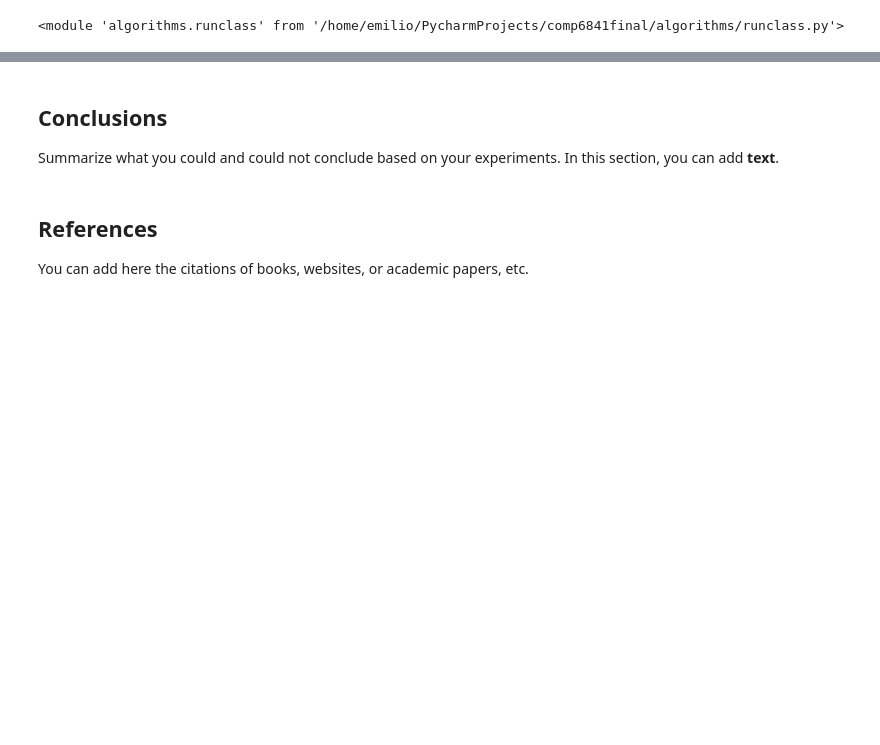
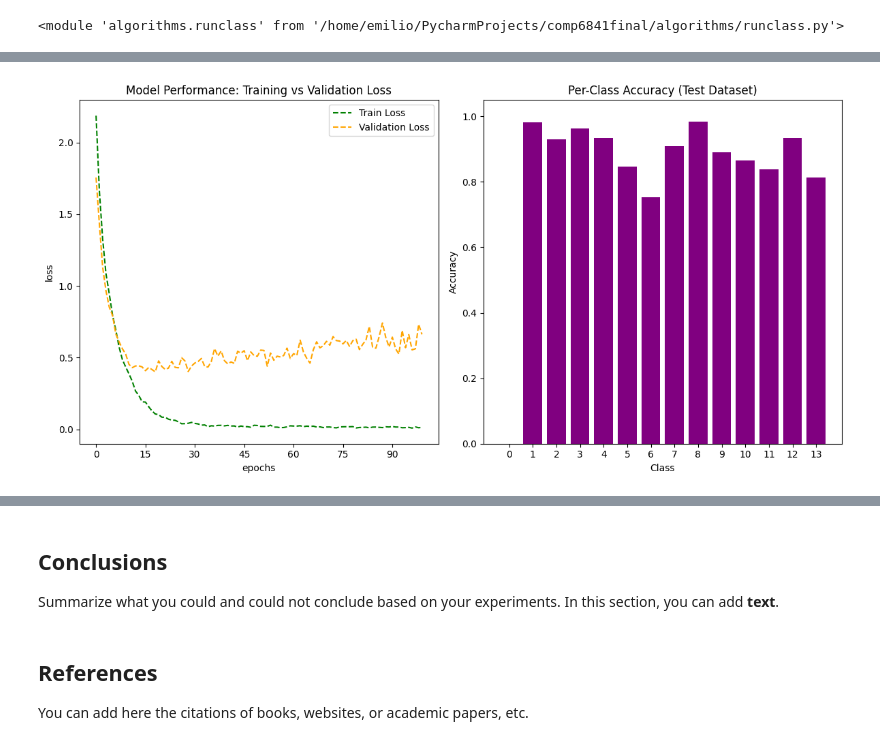
Before and after one commit to devantmarie/comp6841final, a Jupyter notebook: Project_emilio_vello.ipynb, the cells around one changed output, grey strips where cells are left out. Saved outputs shown, nothing was run; the diff lists cells and outputs as text; code cells hidden in the pictures; blank space fills up the shorter version.

```diff
--- a/Project_emilio_vello.ipynb
+++ b/Project_emilio_vello.ipynb
@@ -195,0 +248,11 @@ rclass.accuracy_x_class_plot()
+# %%
+print("Combined CNN")
+cCNN1 = CombineCNN1(input_size=seq_size)
+rcCNN1=ImplementDLEv(fastafile=nc_file, batch_size=batch_size,num_workers=1,
+                 model = cCNN1, device="cpu", train_ratio = 0.7,
+                 val_ratio = 0.15,test_ratio = 0.15,lr=lr, num_epochs = num_epochs, seq_length = seq_size,
+                 subset = 0,chkpoint=True, chkpath = "chkpoints/rccnn1", random_rev_compl_transform_prob=random_rev_compl_transform_prob,
+                 fastaFile2=nc_file2, fastaFile3=nc_file3)
+
+rcCNN1.print_settings()
+rcCNN1.run_train()
@@ -195,0 +277,4 @@ rclass.accuracy_x_class_plot()
+# %%
+rcCNN1.perform_accuracy_gether()
+# %% [output]
+[figure, added]
```
Also changed, not shown: parts of 34 cells of this notebook, 3 other files.
